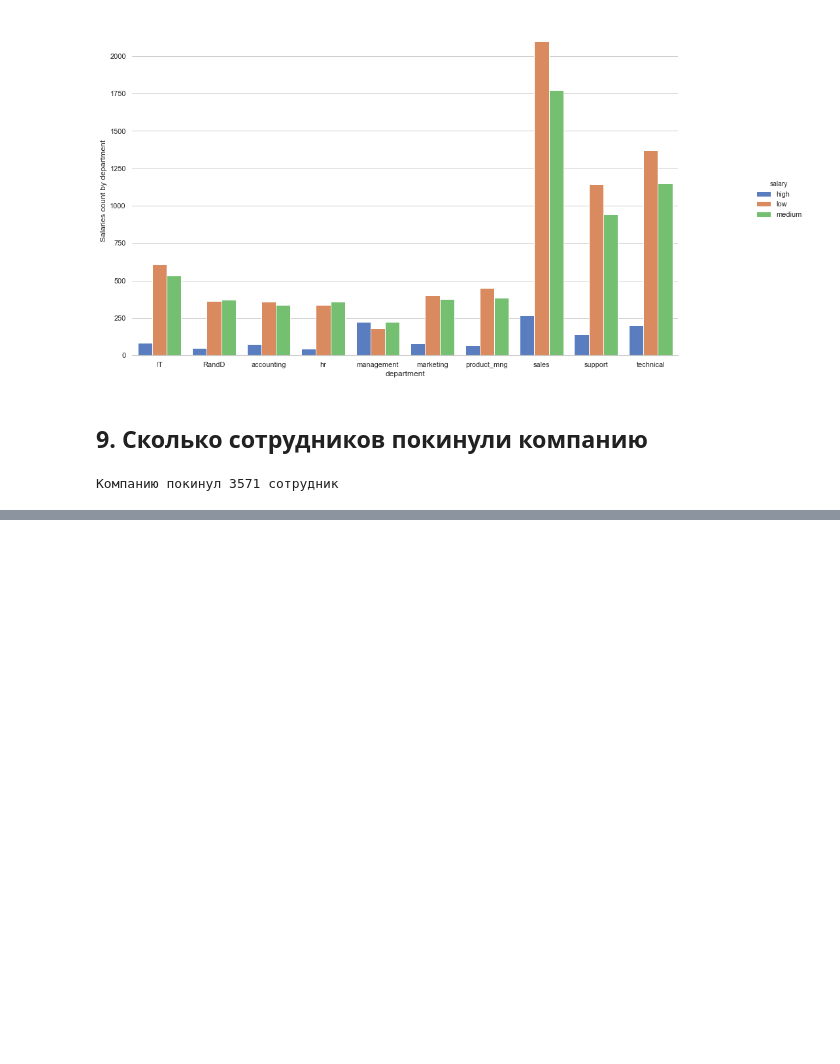
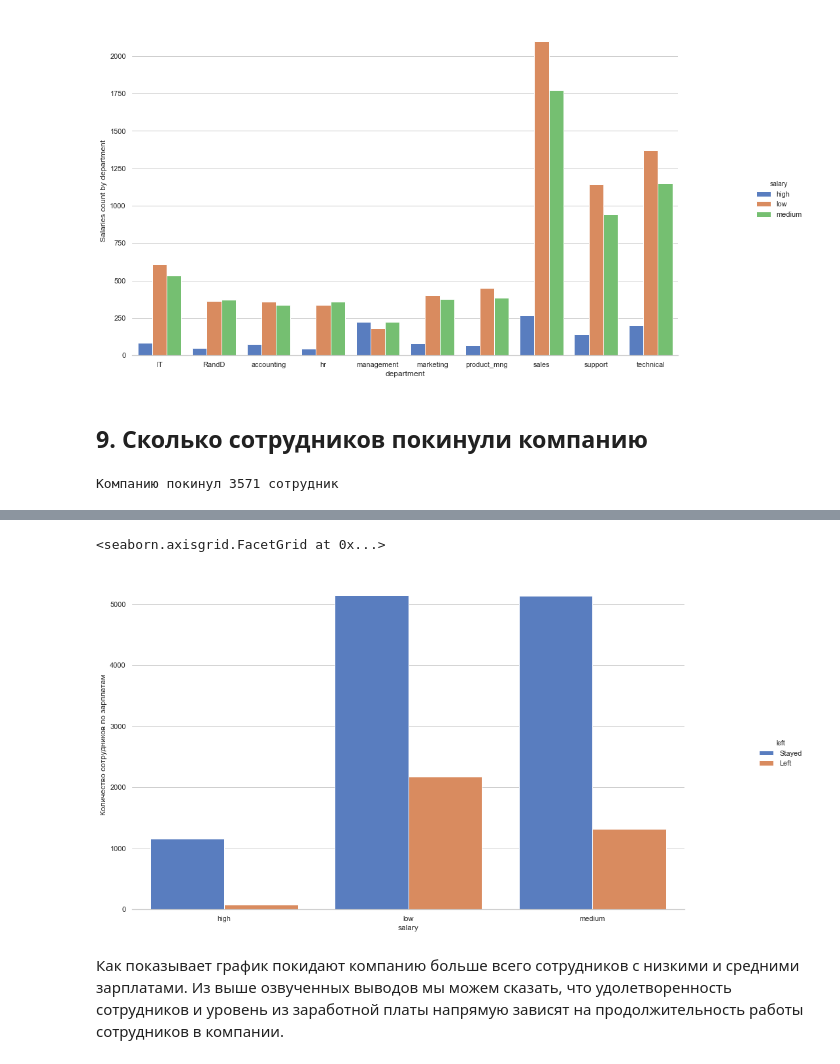
Before and after one commit to edwardwerner/netology-data-science, a Jupyter notebook: Final_work_python.ipynb, the cells around one changed output, grey strips where cells are left out. Cells and saved outputs as stored; diff of their text form; code cells hidden in the pictures; blank space fills up the shorter version.

```diff
--- a/Final_work_python.ipynb
+++ b/Final_work_python.ipynb
@@ -193,0 +236,24 @@ print('Компанию покинул ' + str(hr_data[hr_data['left'] == 1]['le
+# %%
+hr_salary_left = (
+    hr_data.filter(items=['salary', 'left', 'sales'])
+    .rename(columns={'sales':'count'})
+    .groupby(['salary', 'left'])
+    .agg('count')
+    .reset_index()
+)
+
+hr_salary_left['left'] = hr_salary_left['left'].apply(lambda x: 'Left' if x == 1 else 'Stayed')
+# %%
+sns.set(style="whitegrid")
+
+g = sns.catplot(x="salary", y="count", hue="left", data=hr_salary_left,
+                height=6, kind="bar", palette="muted")
+g.despine(left=True)
+plt.gcf().set_size_inches(16.7, 8.27)
+g.set_ylabels("Количество сотрудников по зарплатам")
+# %% [output]
+<seaborn.axisgrid.FacetGrid at 0x...>
+[figure, added]
+# %% [markdown]
+Как показывает график покидают компанию больше всего сотрудников с низкими и средними зарплатами.
+Из выше озвученных выводов мы можем сказать, что удолетворенность сотрудников и уровень из заработной платы напрямую зависят на продолжительность работы сотрудников в компании.
```
Also changed, not shown: parts of 16 cells of this notebook.
